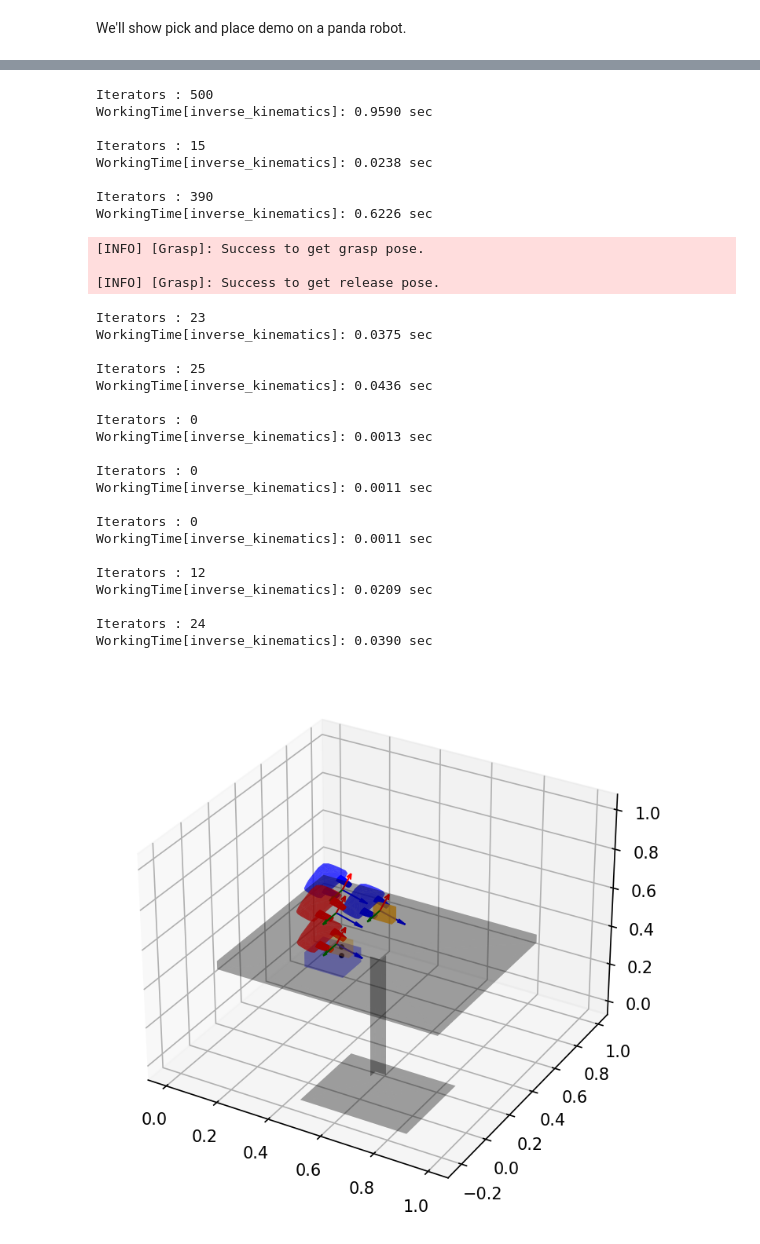
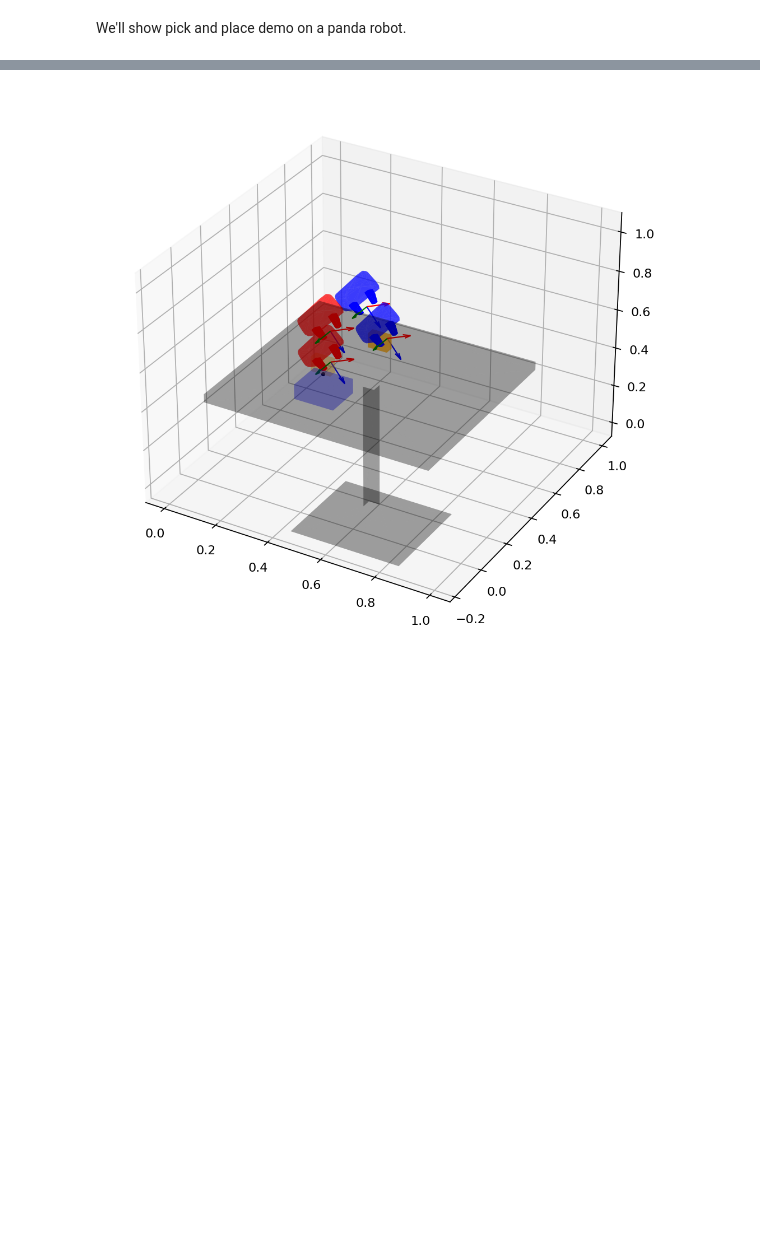
Before and after one commit to jdj2261/pykin, a Jupyter notebook: tutorials/07_pick_and_place.ipynb, the cells around one changed output, grey strips where cells are left out. Saved outputs shown, nothing was run; the diff lists cells and outputs as text; code cells hidden in the pictures; blank space fills up the shorter version.

```diff
--- a/tutorials/07_pick_and_place.ipynb
+++ b/tutorials/07_pick_and_place.ipynb
@@ -142,0 +146,9 @@ plt.show_figure()
+# %%
+grasp_waypoints = grasp_man.get_grasp_waypoints(obj_mesh1, obs_pos1.h_mat, limit_angle=0.05, num_grasp=10, n_trials=10)
+release_waypoints = grasp_man.get_release_waypoints(obj_mesh2, obs_pos2.h_mat, 10, obj_mesh1, obs_pos1.h_mat, 10, n_trials=10)
+
+pre_grasp_pose = grasp_waypoints[GraspStatus.pre_grasp_pose]
+grasp_pose = grasp_waypoints[GraspStatus.grasp_pose]
+
+pre_release_pose = release_waypoints[GraspStatus.pre_release_pose]
+release_pose = release_waypoints[GraspStatus.release_pose]
@@ -143,67 +175,27 @@ plt.show_figure()
 # %%
-fig, ax = plt.init_3d_figure(figsize=(8,6), dpi=300)
+fig, ax = plt.init_3d_figure(figsize=(12,8), dpi=160)
 plt.plot_mesh(ax=ax, mesh=obj_mesh1, A2B=obs_pos1.h_mat, alpha=0.5, color='orange')
 plt.plot_mesh(ax=ax, mesh=obj_mesh2, A2B=obs_pos2.h_mat, alpha=0.2, color='blue')
 plt.plot_mesh(ax=ax, mesh=obj_mesh3, A2B=obs_pos3.h_mat, alpha=0.2)
-waypoints = grasp_man.get_grasp_waypoints(obj_mesh1, obs_pos1.h_mat, limit_angle=0.05, num_grasp=10, n_trials=10)
-pre_grasp_pose = waypoints[GraspStatus.pre_grasp_pose]
-grasp_pose = waypoints[GraspStatus.grasp_pose]
 
-gripper = grasp_man.get_gripper_transformed(pre_grasp_pose, is_tcp=False)
-grasp_man.visualize_gripper(ax, gripper, alpha=0.5, color='blue')
+pre_grasp_gripper = grasp_man.get_gripper_transformed(pre_grasp_pose, is_tcp=False)
+grasp_man.visualize_gripper(ax, pre_grasp_gripper, alpha=0.5, color='blue')
 grasp_man.visualize_axis(ax, grasp_man.get_tcp_h_mat_from_eef(pre_grasp_pose), axis=[1,1,1], scale=0.1)
-gripper = grasp_man.get_gripper_transformed(grasp_pose, is_tcp=False)
 
-grasp_man.visualize_gripper(ax, gripper, alpha=0.5, color='blue')
+grasp_gripper = grasp_man.get_gripper_transformed(grasp_pose, is_tcp=False)
+grasp_man.visualize_gripper(ax, grasp_gripper, alpha=0.5, color='blue')
 grasp_man.visualize_axis(ax, grasp_man.get_tcp_h_mat_from_eef(grasp_pose), axis=[1,1,1], scale=0.1)
 
-waypoints = grasp_man.get_release_waypoints(obj_mesh2, obs_pos2.h_mat, 10, obj_mesh1, obs_pos1.h_mat, 10, n_trials=1)
-pre_release_pose = waypoints[GraspStatus.pre_release_pose]
-release_pose = waypoints[GraspStatus.release_pose]
+pre_release_gripper = grasp_man.get_gripper_transformed(grasp_man.pre_release_pose, is_tcp=False)
+grasp_man.visualize_gripper(ax, pre_release_gripper, alpha=0.5, color='red')
+grasp_man.visualize_axis(ax, grasp_man.get_tcp_h_mat_from_eef(pre_release_pose), axis=[1,1,1], scale=0.1)
+
+release_gripper = grasp_man.get_gripper_transformed(release_pose, is_tcp=False)
+grasp_man.visualize_gripper(ax, release_gripper, alpha=0.5, color='red')
+grasp_man.visualize_axis(ax, grasp_man.get_tcp_h_mat_from_eef(release_pose), axis=[1,1,1], scale=0.1)
 
 plt.plot_vertices(ax, grasp_man.obj_center_point)
 plt.plot_vertices(ax, grasp_man.obj_support_point)
-gripper = grasp_man.get_gripper_transformed(release_pose, is_tcp=False)
-
-grasp_man.visualize_gripper(ax, gripper, alpha=0.5, color='red')
-grasp_man.visualize_axis(ax, grasp_man.get_tcp_h_mat_from_eef(release_pose), axis=[1,1,1], scale=0.1)
-
-gripper = grasp_man.get_gripper_transformed(grasp_man.pre_release_pose, is_tcp=False)
-grasp_man.visualize_gripper(ax, gripper, alpha=0.5, color='red')
-grasp_man.visualize_axis(ax, grasp_man.get_tcp_h_mat_from_eef(pre_release_pose), axis=[1,1,1], scale=0.1)
-
 plt.plot_mesh(ax=ax, mesh=obj_mesh1, A2B=grasp_man.result_obj_pose, alpha=0.2, color='orange')
-plt.show_figure()
 # %% [output]
-Iterators : 500
-WorkingTime[inverse_kinematics]: 0.9590 sec
-
-Iterators : 15
-WorkingTime[inverse_kinematics]: 0.0238 sec
-
-Iterators : 390
-WorkingTime[inverse_kinematics]: 0.6226 sec
-[INFO] [Grasp]: Success to get grasp pose.
-
-[INFO] [Grasp]: Success to get release pose.
-Iterators : 23
-WorkingTime[inverse_kinematics]: 0.0375 sec
-
-Iterators : 25
-WorkingTime[inverse_kinematics]: 0.0436 sec
-
-Iterators : 0
-WorkingTime[inverse_kinematics]: 0.0013 sec
-
-Iterators : 0
-WorkingTime[inverse_kinematics]: 0.0011 sec
-
-Iterators : 0
-WorkingTime[inverse_kinematics]: 0.0011 sec
-
-Iterators : 12
-WorkingTime[inverse_kinematics]: 0.0209 sec
-
-Iterators : 24
-WorkingTime[inverse_kinematics]: 0.0390 sec
-[figure, old version]
+[figure, new version]
```
Also changed, not shown: parts of 5 cells of this notebook, 1 other file.
